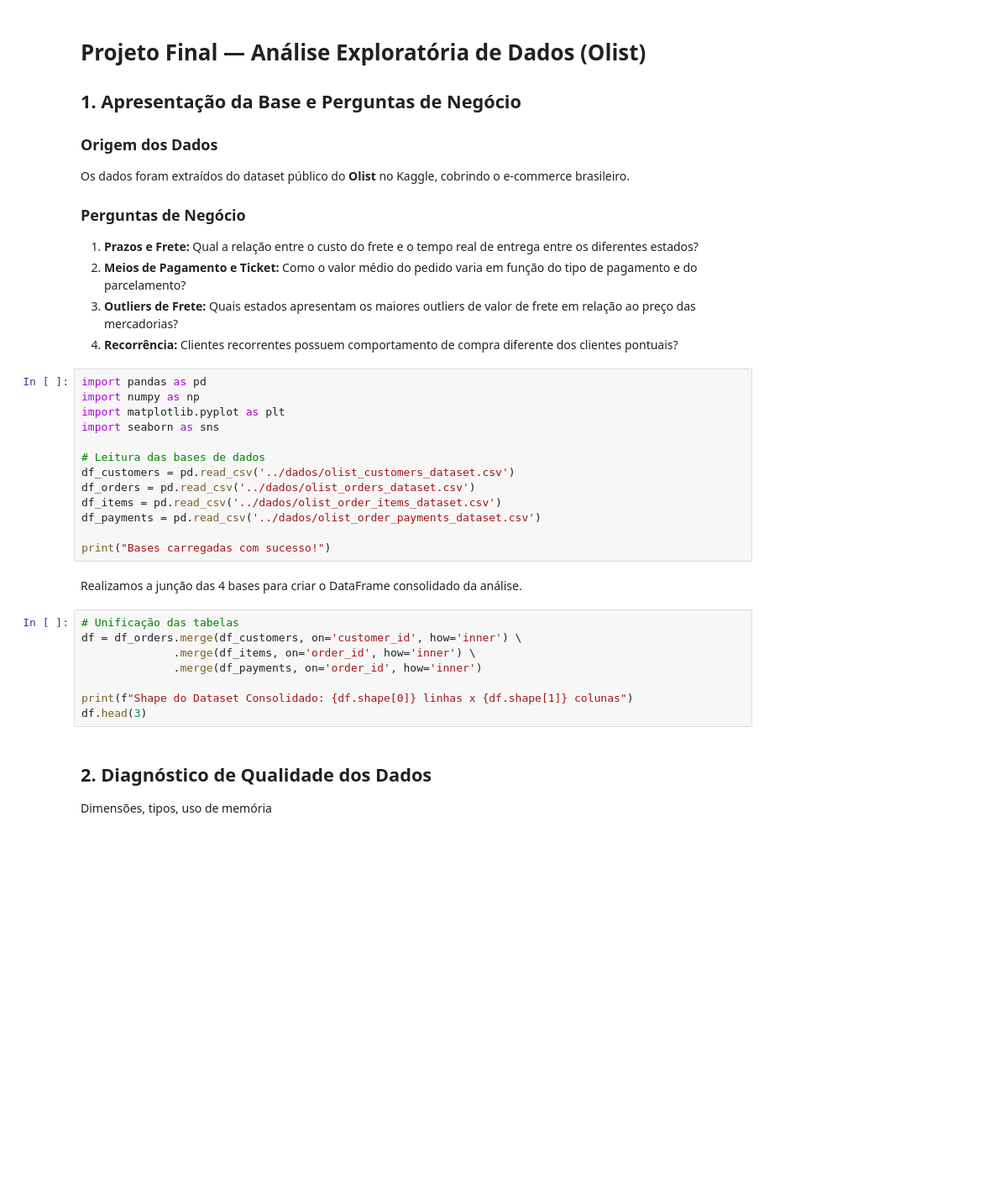
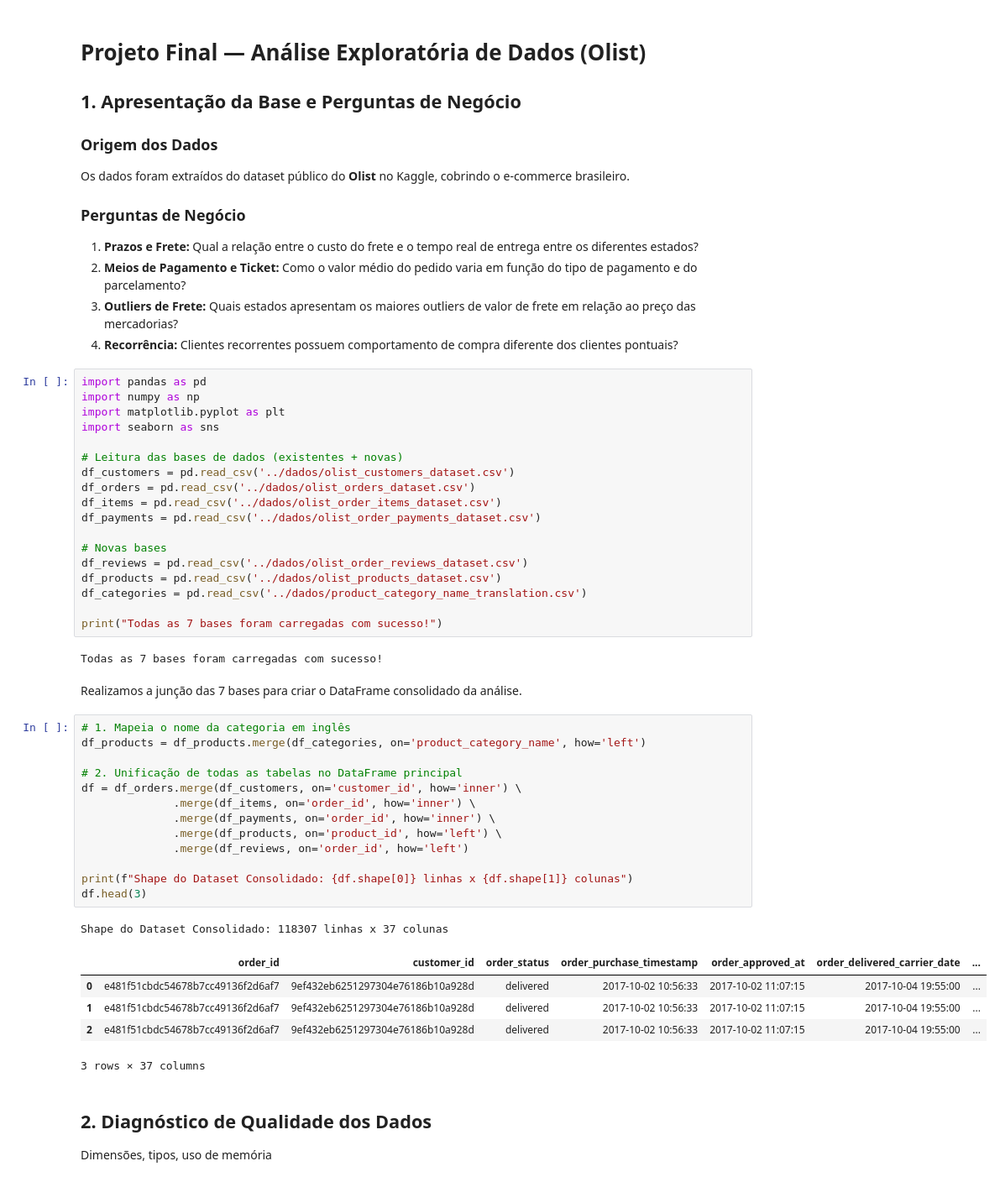
Before and after one commit to heliobrandao/projeto-tecnicas-programacao-i-py-ada, a Jupyter notebook: notebooks/analise.ipynb, the cells around one changed output. Shown at 84% size. Cells and saved outputs as stored; diff of their text form; blank space fills up the shorter version.

```diff
--- a/notebooks/analise.ipynb
+++ b/notebooks/analise.ipynb
@@ -16,23 +16,42 @@ import numpy as np
 import matplotlib.pyplot as plt
 import seaborn as sns
 
-# Leitura das bases de dados
+# Leitura das bases de dados (existentes + novas)
 df_customers = pd.read_csv('../dados/olist_customers_dataset.csv')
 df_orders = pd.read_csv('../dados/olist_orders_dataset.csv')
 df_items = pd.read_csv('../dados/olist_order_items_dataset.csv')
 df_payments = pd.read_csv('../dados/olist_order_payments_dataset.csv')
 
-print("Bases carregadas com sucesso!")
+# Novas bases
+df_reviews = pd.read_csv('../dados/olist_order_reviews_dataset.csv')
+df_products = pd.read_csv('../dados/olist_products_dataset.csv')
+df_categories = pd.read_csv('../dados/product_category_name_translation.csv')
+
+print("Todas as 7 bases foram carregadas com sucesso!")
+# %% [output]
+Todas as 7 bases foram carregadas com sucesso!
 # %% [markdown]
-Realizamos a junção das 4 bases para criar o DataFrame consolidado da análise.
+Realizamos a junção das 7 bases para criar o DataFrame consolidado da análise.
 # %%
-# Unificação das tabelas
+# 1. Mapeia o nome da categoria em inglês
+df_products = df_products.merge(df_categories, on='product_category_name', how='left')
+
+# 2. Unificação de todas as tabelas no DataFrame principal
 df = df_orders.merge(df_customers, on='customer_id', how='inner') \
               .merge(df_items, on='order_id', how='inner') \
-              .merge(df_payments, on='order_id', how='inner')
+              .merge(df_payments, on='order_id', how='inner') \
+              .merge(df_products, on='product_id', how='left') \
+              .merge(df_reviews, on='order_id', how='left')
 
 print(f"Shape do Dataset Consolidado: {df.shape[0]} linhas x {df.shape[1]} colunas")
 df.head(3)
+# %% [output]
+Shape do Dataset Consolidado: 118307 linhas x 37 colunas
+|  | order_id | customer_id | order_status | order_purchase_timestamp | order_approved_at | order_delivered_carrier_date | ... |
+| 0 | e481f51cbdc54678b7cc49136f2d6af7 | 9ef432eb6251297304e76186b10a928d | delivered | 2017-10-02 10:56:33 | 2017-10-02 11:07:15 | 2017-10-04 19:55:00 | ... |
+| 1 | e481f51cbdc54678b7cc49136f2d6af7 | 9ef432eb6251297304e76186b10a928d | delivered | 2017-10-02 10:56:33 | 2017-10-02 11:07:15 | 2017-10-04 19:55:00 | ... |
+| 2 | e481f51cbdc54678b7cc49136f2d6af7 | 9ef432eb6251297304e76186b10a928d | delivered | 2017-10-02 10:56:33 | 2017-10-02 11:07:15 | 2017-10-04 19:55:00 | ... |
+3 rows × 37 columns
 # %% [markdown]
 ## 2. Diagnóstico de Qualidade dos Dados
 Dimensões, tipos, uso de memória
```
Also changed, not shown: parts of 9 cells of this notebook.
